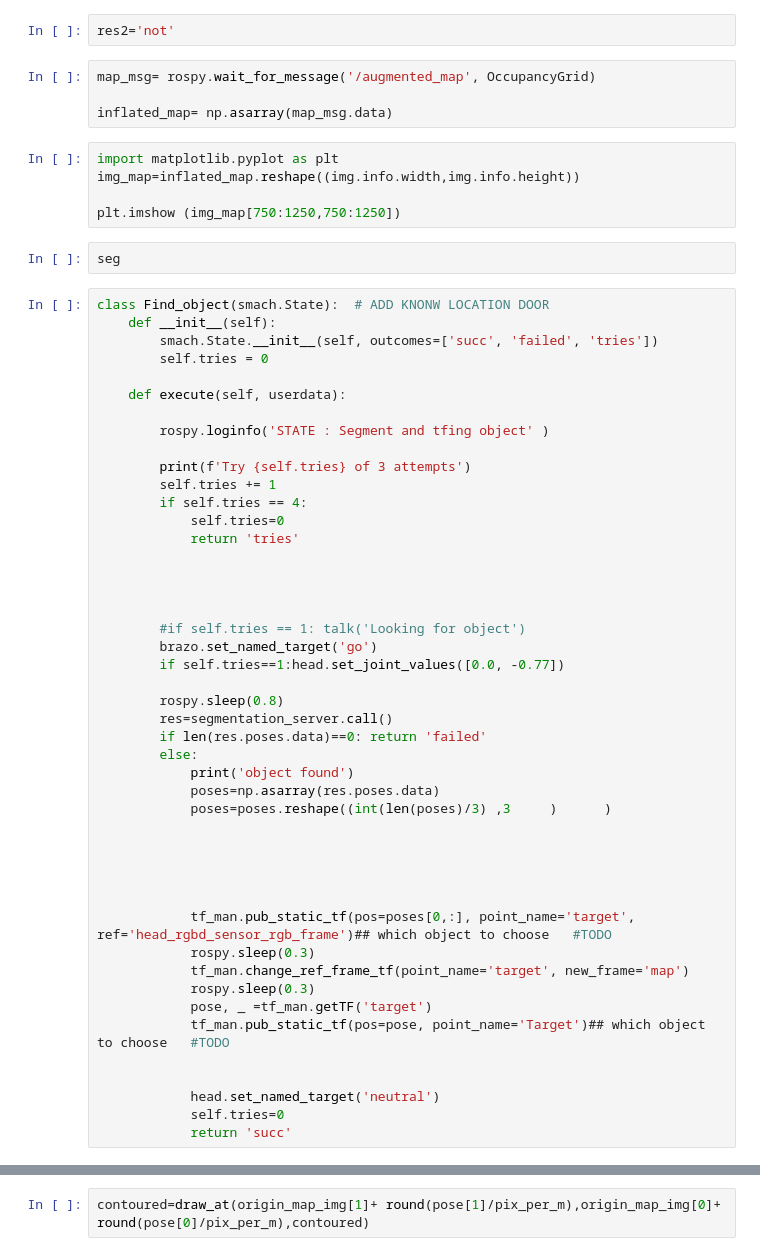
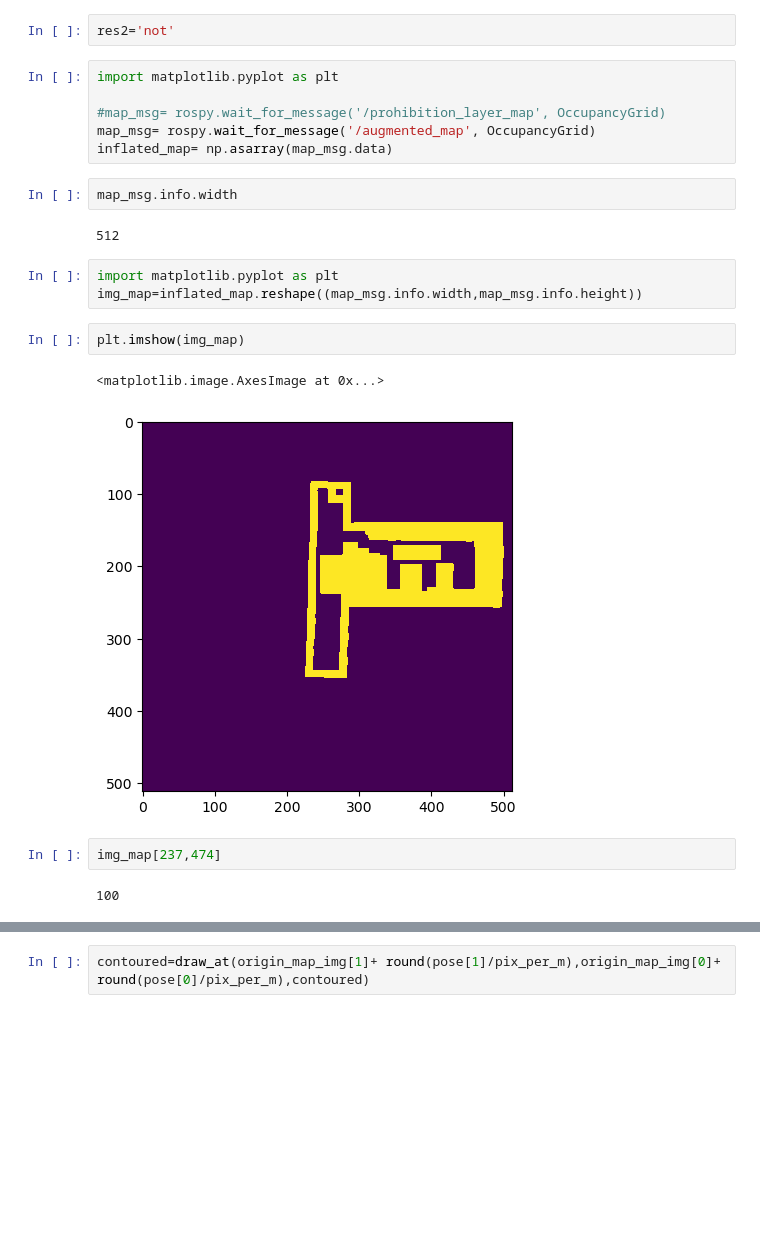
Before and after one commit to takeshi-pumas/catkin_extras, a Jupyter notebook: src/smaches/Segment_and_tfs.ipynb, the cells around one changed output, grey strips where cells are left out. Cells and saved outputs as stored; diff of their text form; blank space fills up the shorter version.

```diff
--- a/src/smaches/Segment_and_tfs.ipynb
+++ b/src/smaches/Segment_and_tfs.ipynb
@@ -357,61 +357,26 @@ res2 in ['yes', 'no']
 # %%
 res2='not'
 # %%
+import matplotlib.pyplot as plt
+
+#map_msg= rospy.wait_for_message('/prohibition_layer_map', OccupancyGrid)
 map_msg= rospy.wait_for_message('/augmented_map', OccupancyGrid)
-
 inflated_map= np.asarray(map_msg.data)
+# %%
+map_msg.info.width
+# %% [output]
+512
 # %%
 import matplotlib.pyplot as plt
-img_map=inflated_map.reshape((img.info.width,img.info.height))
-
-plt.imshow (img_map[750:1250,750:1250])
+img_map=inflated_map.reshape((map_msg.info.width,map_msg.info.height))
 # %%
-seg
+plt.imshow(img_map)
+# %% [output]
+<matplotlib.image.AxesImage at 0x...>
+[figure, added]
-# %%
-class Find_object(smach.State):  # ADD KNONW LOCATION DOOR
-    def __init__(self):
-        smach.State.__init__(self, outcomes=['succ', 'failed', 'tries'])
-        self.tries = 0
-
-    def execute(self, userdata):
-
-        rospy.loginfo('STATE : Segment and tfing object' )
-
-        print(f'Try {self.tries} of 3 attempts')
-        self.tries += 1
-        if self.tries == 4:
-            self.tries=0
-            return 'tries'
-
-
-
-
-        #if self.tries == 1: talk('Looking for object')
-        brazo.set_named_target('go')
-        if self.tries==1:head.set_joint_values([0.0, -0.77])
-
-        rospy.sleep(0.8)
-        res=segmentation_server.call()
-        if len(res.poses.data)==0: return 'failed'
-        else:
-            print('object found')
-            poses=np.asarray(res.poses.data)
-            poses=poses.reshape((int(len(poses)/3) ,3     )      )
-
-
-
-
-
-            tf_man.pub_static_tf(pos=poses[0,:], point_name='target', ref='head_rgbd_sensor_rgb_frame')## which object to choose   #TODO
-            rospy.sleep(0.3)
-            tf_man.change_ref_frame_tf(point_name='target', new_frame='map')
-            rospy.sleep(0.3)
-            pose, _ =tf_man.getTF('target')
-            tf_man.pub_static_tf(pos=pose, point_name='Target')## which object to choose   #TODO
-
-
-            head.set_named_target('neutral')
-            self.tries=0
-            return 'succ'
+# %%
+img_map[237,474]
+# %% [output]
+100
 # %%
 from smach_utils2 import *
```
Also changed, not shown: parts of 9 cells of this notebook, 20 other files.
